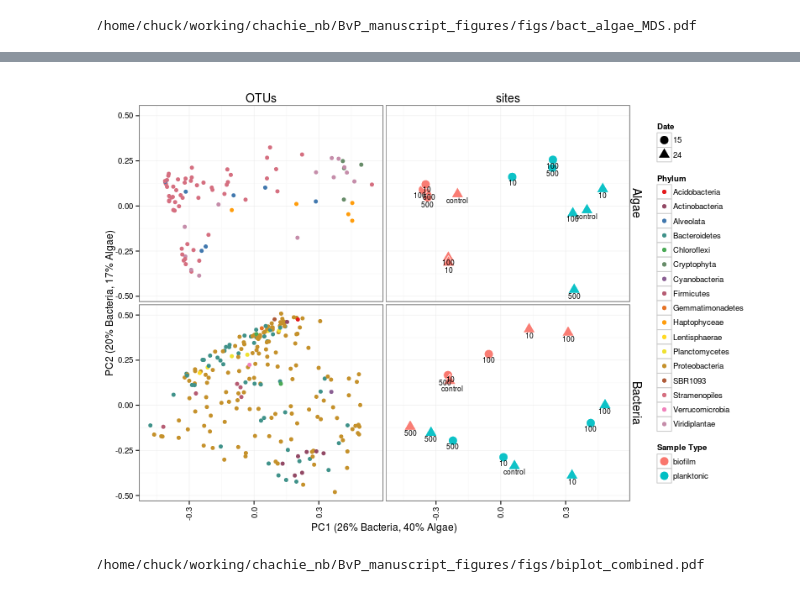
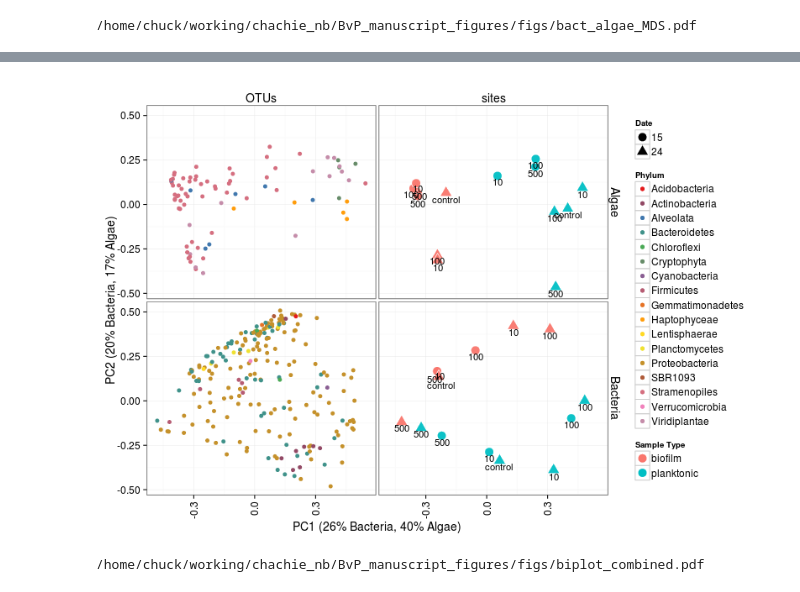
Before and after one commit to chuckpr/BvP_manuscript_figures, a Jupyter notebook: ordination_BP.ipynb, the cells around one changed output, grey strips where cells are left out. Cells and saved outputs as stored; diff of their text form; code cells hidden in the pictures.

Commit message:
increased text size for all elements

```diff
--- a/ordination_BP.ipynb
+++ b/ordination_BP.ipynb
@@ -246,36 +246,40 @@ p = p + layer(data = df.otus.bact,  geom = c("point"),
               mapping = aes(color = Rank2), size = 3, shape = 20)
 p = p + layer(data = df.sites.bact,  geom = c("point"),
               mapping = aes(fill = EnvironmentType, shape = Date),
               alpha = 0.95, size = 5, color = "white")
 p = p + layer(data = df.otus.euks,  geom = c("point"),
               mapping = aes(color = Rank2), size = 3, shape = 20)
 p = p + layer(data = df.sites.euks,  geom = c("point"),
               mapping = aes(fill = EnvironmentType, shape = Date),
               alpha = 0.95, size = 5, color = "white")
 
 p = p + layer(data = d.sites.comb, geom = c("text"),
               mapping = aes(x = text.x, y = text.y, label = CarbonToPhosphorous),
-              size = 3, vjust = 1.5, hjust = 0.5)
+              size = 4, vjust = 1.5, hjust = 0.5)
 
 
 p = p + scale_shape_manual(values = c(21, 24), guide=guide_legend(override.aes=aes(fill="black")))
 p = p + scale_fill_manual(values = c("#f8766d", "#00bfc4"), guide=guide_legend(override.aes=aes(shape=21)))
 p = p + scale_color_manual(values=getPalette(colourCount))
 p = p + guides(color = guide_legend(title = "Phylum"))
 p = p + xlab("PC1 (26% Bacteria, 40% Algae)")
 p = p + ylab("PC2 (20% Bacteria, 17% Algae)")
 
 p = p + theme_bw()
-p = p + theme(axis.text.x = element_text(angle = 90, vjust = 0.5, hjust = 1),
+p = p + theme(axis.text.x = element_text(angle = 90, vjust = 0.5, hjust = 1, size = 12),
+              axis.text.y = element_text(size = 12),
+              axis.title.x = element_text(size = 14),
+              axis.title.y = element_text(size = 14),
               strip.text.x = element_text(size = 14),
               strip.text.y = element_text(size = 14),
+              legend.text = element_text(size = 12),
               strip.background = element_blank())
 
 p = p + labs(fill = "Sample Type")
 
 p
 # %% [output]
-[figure, old version]
+[figure, new version]
 # %%
 %%R
 ggsave("figs/biplot_combined.pdf", p, w = 10, h = 7)
```
Also changed, not shown: 1 other file.
